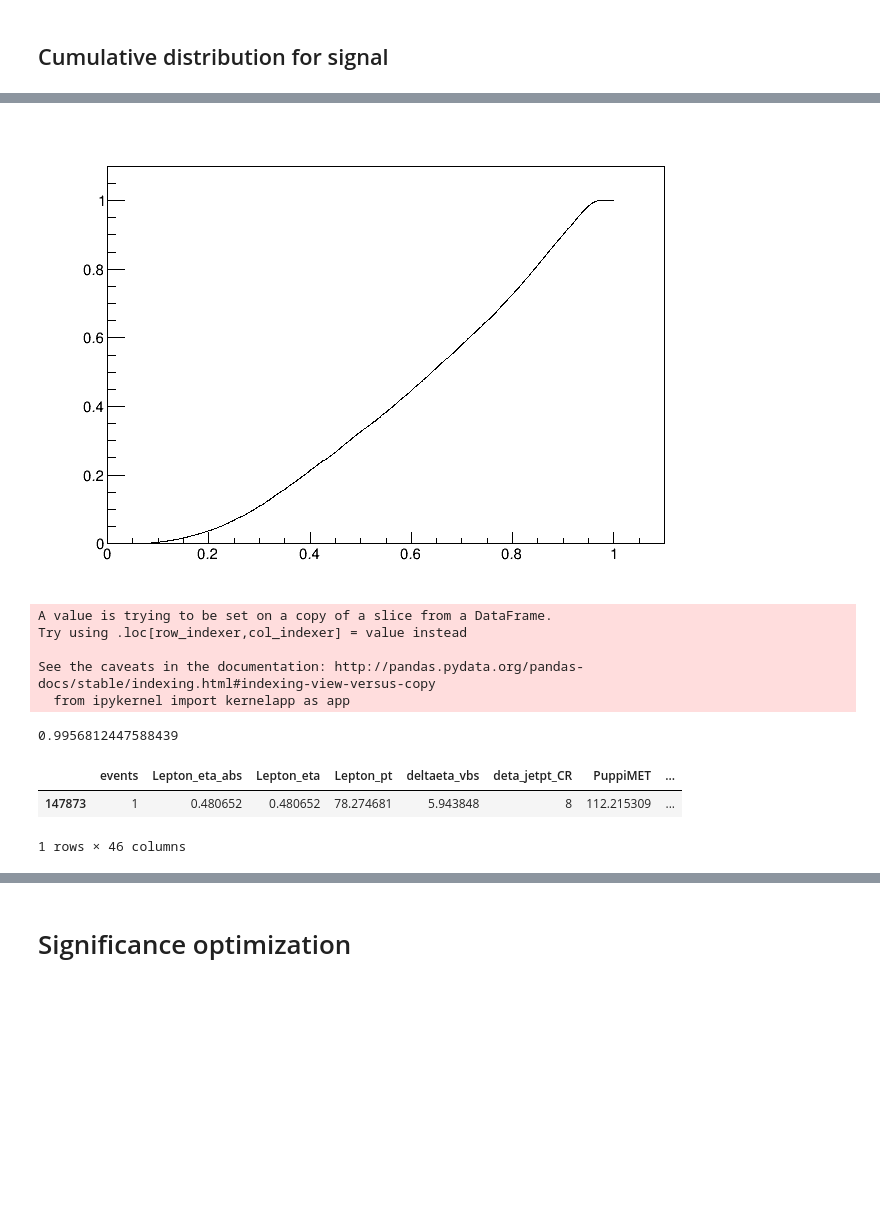
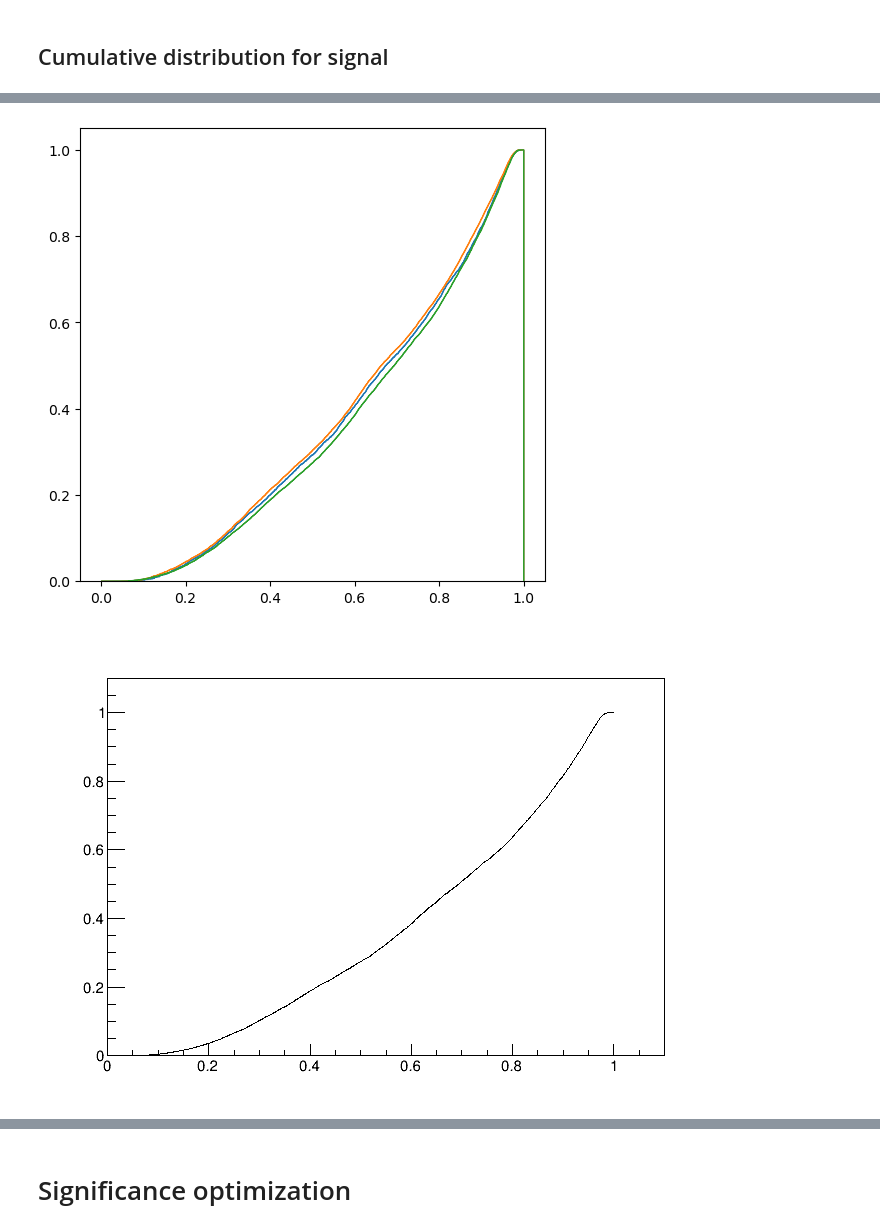
Before and after one commit to UniMiBAnalyses/ML_classification, a Jupyter notebook: BinningStudies.ipynb, the cells around one changed output, grey strips where cells are left out. Drawn from its saved outputs; the diff is of its cells as text; code cells hidden in the pictures; blank space fills up the shorter version.

Commit message:
cumulative extraction and binningchecks:

```diff
--- a/BinningStudies.ipynb
+++ b/BinningStudies.ipynb
@@ -34,7 +34,8 @@ for key in ["samples_version", "cols"]:
     config[key] = model_config[key]
 # %%
 # load numpy
-samples_dir = os.path.join(config_base_dir, config["cut"] , "samples", config["samples_version"])
+#samples_dir = os.path.join(config_base_dir, config["cut"] , "samples", config["samples_version"])
+samples_dir = os.path.join(config_base_dir, config["cut"] , "samples", "v3")
 import pickle
 signal = pickle.load(open(os.path.join(samples_dir, "for_training/signal_balanced.pkl"),     "rb"))
 bkg    = pickle.load(open(os.path.join(samples_dir, "for_training/background_balanced.pkl"), "rb"))
@@ -53,7 +54,8 @@ Y = np.hstack([Y_sig, Y_bkg])
 W = np.hstack([W_sig, W_bkg])
 Wnn = np.hstack([Wnn_sig, Wnn_bkg])
 
-scaler = pickle.load(open(f"{model_dir}/scaler_model.pkl", "rb"))
+from sklearn.preprocessing import StandardScaler
+scaler = StandardScaler()
 X_scaled = scaler.fit_transform(X)
 # %%
 import tensorflow as tf
@@ -155,11 +136,0 @@ hcumul
-# %%
-fig, ax1 = plt.subplots(figsize=(7,6), dpi=100)
-
-plt.hist(signal[signal.year==2017]["y"], weights=signal[signal.year==2016].weight, bins=50,density=True, label="signal 2016", histtype="step",range=(0,1))
-plt.hist(signal[signal.year==2017]["y"], weights=signal[signal.year==2017].weight, bins=50,density=True, label="signal 2017", histtype="step",range=(0,1))
-plt.hist(signal[signal.year==2018]["y"], weights=signal[signal.year==2018].weight, bins=50,density=True, label="signal 2018", histtype="step",range=(0,1))
-
-hcumul = plt.hist(signal[signal.year==2016]["y"], weights=signal[signal.year==2016].weight, bins=100,cumulative=True, density=True, range=(0,1),label="signal 2016 cumul", histtype="step")
-hcumul = plt.hist(signal[signal.year==2017]["y"], weights=signal[signal.year==2017].weight, bins=100,cumulative=True, density=True, range=(0,1),label="signal 2017 cumul", histtype="step")
-hcumul = plt.hist(signal[signal.year==2018]["y"], weights=signal[signal.year==2018].weight, bins=100,cumulative=True, density=True, range=(0,1),label="signal 2018 cumul", histtype="step")
-plt.legend()
@@ -169,12 +157,24 @@ ValueError: weights should have the same shape as x
 # %%
-import ROOT as R
-gr = R.TGraph()
-for i in range(1000):
-    #print(i, (hcumul[1][i+1] + hcumul[1][i])/2, hcumul[0][i])
-    gr.SetPoint(i, (hcumul[1][i+1] + hcumul[1][i])/2, hcumul[0][i])
-gr.SetPoint(1000, 1., 1.)
-c= R.TCanvas()
-gr.Draw("APL")
-c.Draw()
+grs = {}
+
+for year in [2016,2017,2018]:
+    hcumul = plt.hist(signal[signal.year==year]["y"], weights=signal[signal.year==year].weight, bins=1000,cumulative=True, density=True, range=(0,1),label="signal cumul", histtype="step")
+
+    import ROOT as R
+    gr = R.TGraph()
+    for i in range(1000):
+        #print(i, (hcumul[1][i+1] + hcumul[1][i])/2, hcumul[0][i])
+        gr.SetPoint(i, (hcumul[1][i+1] + hcumul[1][i])/2, hcumul[0][i])
+    gr.SetPoint(1000, 1., 1.)
+    c= R.TCanvas()
+    gr.Draw("APL")
+    c.Draw()
+
+    outputfile = R.TFile(model_dir+"/cumulative_signal_{}.root".format(year), "recreate")
+    gr.SetName("cumulative_signal")
+    gr.Write()
+    outputfile.Close()
+    grs[year] =gr
 # %% [output]
-[figure, old version]
+[figure, new version]
+[figure, added]
@@ -186,25 +181,9 @@ outputfile.Close()
 # %%
 gr.SetBit(R.TGraph.kIsSortedX)
 
-signal["y_scaled"] = signal.y.map(gr.Eval)
-bkg["y_scaled"] = bkg.y.map(gr.Eval)
-wjets["y_scaled"] = wjets.y.map(gr.Eval)
+for year in [2016, 2017, 2018]:
+    signal.loc[signal.year == year, "y_scaled"] = signal.y.map(grs[year].Eval)
+    bkg.loc[bkg.year == year,"y_scaled"] = bkg.y.map(grs[year].Eval)
-# %% [output]
-A value is trying to be set on a copy of a slice from a DataFrame.
-Try using .loc[row_indexer,col_indexer] = value instead
-
-See the caveats in the documentation: http://pandas.pydata.org/pandas-docs/stable/indexing.html#indexing-view-versus-copy
-  from ipykernel import kernelapp as app
-# %%
-gr.Eval(0.972116)
-# %% [output]
-0.9956812447588439
-# %%
-signal[signal.y_scaled> 0.98]
-# %% [output]
-|  | events | Lepton_eta_abs | Lepton_eta | Lepton_pt | deltaeta_vbs | deta_jetpt_CR | PuppiMET | ... |
-| 147873 | 1 | 0.480652 | 0.480652 | 78.274681 | 5.943848 | 8 | 112.215309 | ... |
-1 rows × 46 columns
 # %%
 fig, ax1 = plt.subplots(figsize=(7,6), dpi=100)
 
```
Also changed, not shown: parts of 20 cells of this notebook.
